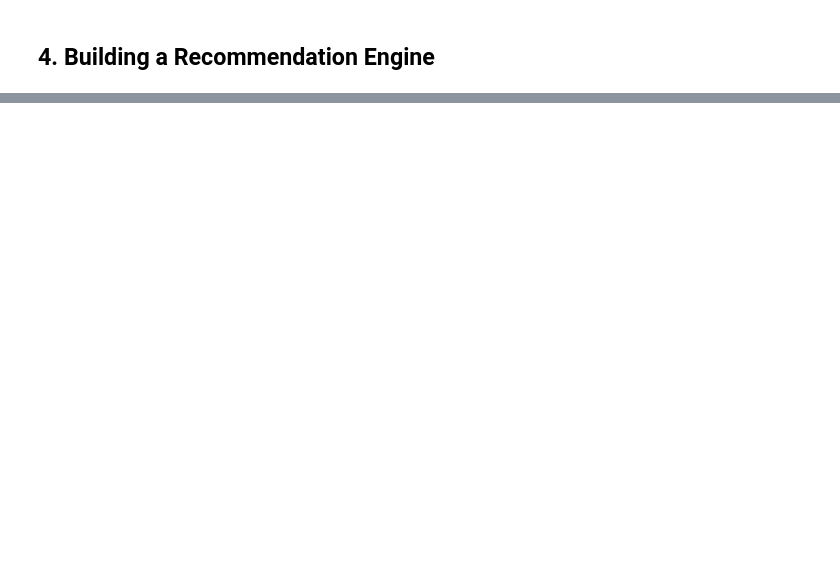
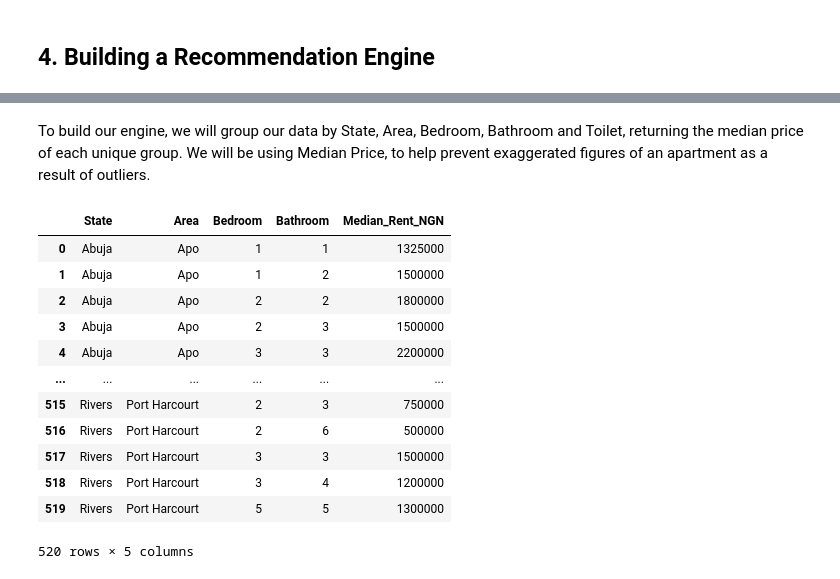
Before and after one commit to tosmartak/Data-Science-and-Machine-Learning-Projects-with-Python, a Jupyter notebook: Nigerian_State_Relocation_Guide_and_Tips.ipynb, the cells around one changed output, grey strips where cells are left out. Cells and saved outputs as stored; diff of their text form; code cells hidden in the pictures; blank space fills up the shorter version.

```diff
--- a/Nigerian_State_Relocation_Guide_and_Tips.ipynb
+++ b/Nigerian_State_Relocation_Guide_and_Tips.ipynb
@@ -1440,0 +1467,21 @@ We may need additional data to get our model to predict well on both training an
+# %% [markdown]
+To build our engine, we will group our data by State, Area, Bedroom, Bathroom and Toilet, returning the median price of each unique group. We will be using Median Price, to help prevent exaggerated figures of an apartment as a result of outliers.
+# %%
+df_rec_grp = df_for_rec.groupby(['State', 'Area', 'Bedroom', 'Bathroom'], as_index=False).median()
+df_rec_grp.rename(columns = {'prop_price_NGN':'Median_Rent_NGN'}, inplace = True)
+df_rec_grp["Median_Rent_NGN"] = df_rec_grp["Median_Rent_NGN"].astype(int)
+df_rec_grp
+# %% [output]
+|  | State | Area | Bedroom | Bathroom | Median_Rent_NGN |
+| 0 | Abuja | Apo | 1 | 1 | 1325000 |
+| 1 | Abuja | Apo | 1 | 2 | 1500000 |
+| 2 | Abuja | Apo | 2 | 2 | 1800000 |
+| 3 | Abuja | Apo | 2 | 3 | 1500000 |
+| 4 | Abuja | Apo | 3 | 3 | 2200000 |
+| ... | ... | ... | ... | ... | ... |
+| 515 | Rivers | Port Harcourt | 2 | 3 | 750000 |
+| 516 | Rivers | Port Harcourt | 2 | 6 | 500000 |
+| 517 | Rivers | Port Harcourt | 3 | 3 | 1500000 |
+| 518 | Rivers | Port Harcourt | 3 | 4 | 1200000 |
+| 519 | Rivers | Port Harcourt | 5 | 5 | 1300000 |
+520 rows × 5 columns
```
Also changed, not shown: parts of 26 cells of this notebook.
